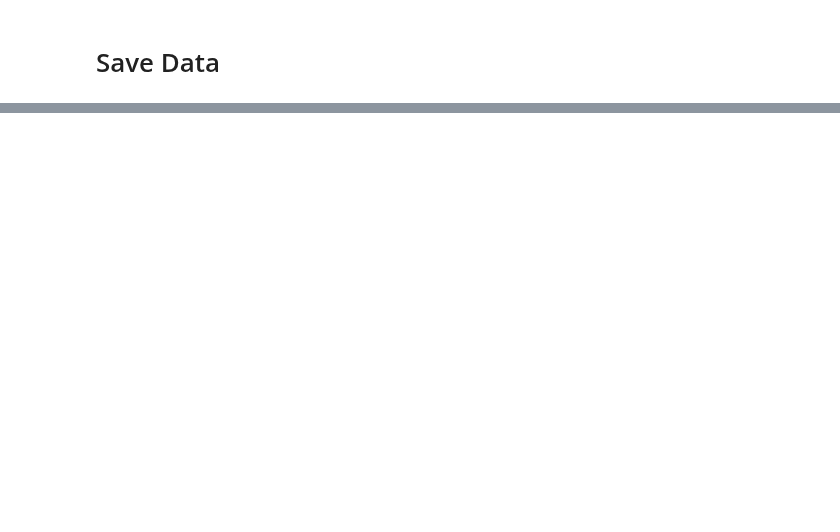
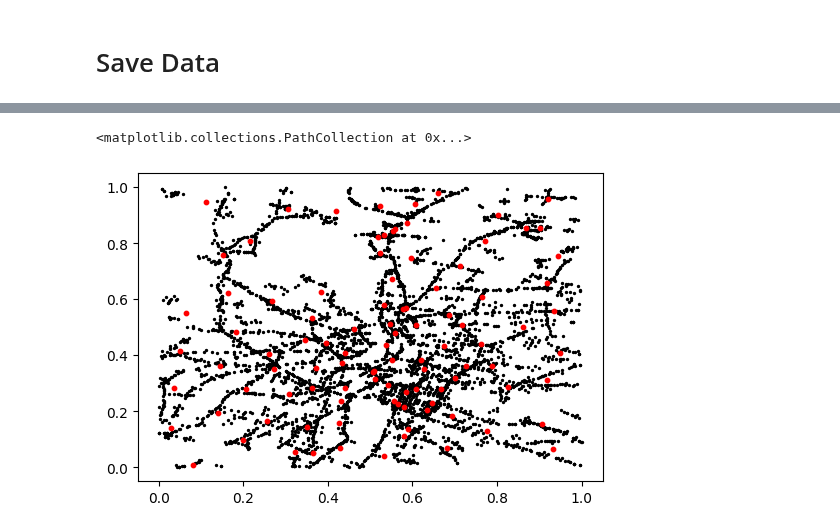
Before and after one commit to salar96/AutonomyAwareClustering, a Jupyter notebook: ReinforcementBasedClustering/Clustering_GT.ipynb, the cells around one changed output, grey strips where cells are left out. Drawn from its saved outputs; the diff is of its cells as text; code cells hidden in the pictures; blank space fills up the shorter version.

```diff
--- a/ReinforcementBasedClustering/Clustering_GT.ipynb
+++ b/ReinforcementBasedClustering/Clustering_GT.ipynb
@@ -78,0 +93,33 @@ with open(f"Benchmark/{scenario_name}.pkl", "wb") as f:
+# %%
+N = locs.shape[0]
+d = locs.shape[1]
+M = 100
+
+beta_min = 10.0
+beta_max = 1000.0
+tau = 1.1
+eps = 0.0
+gamma = 0.0
+zeta = 1.0
+T = 0.001
+parametrized = True
+rho = np.ones(N) / N  # Uniform weights
+Y = np.random.randn(M, 2) * 0.01
+
+
+
+env = ClusteringEnvNumpy(
+    n_data=N,
+    n_clusters=M,
+    n_features=d,
+    parametrized=parametrized,
+    eps=eps,
+    gamma=gamma,
+    zeta=zeta,
+    T=T,
+    T_p=None,
+)
+
+Y, pi, Y_list, pi_list, Betas = cluster_gt(
+    locs, Y, rho, env, beta_min=beta_min, beta_max=beta_max, tau=tau, verbose=True
+)
@@ -78,0 +144,7 @@ with open(f"Benchmark/{scenario_name}.pkl", "wb") as f:
+# %%
+plt.figure(figsize=(6, 4))
+plt.scatter(locs[:,0], locs[:,1], c='black', s=2)
+plt.scatter(Y[:,0], Y[:,1], c='red', s=10)
+# %% [output]
+<matplotlib.collections.PathCollection at 0x...>
+[figure, added]
```
Also changed, not shown: parts of 8 cells of this notebook, 1 other file.
